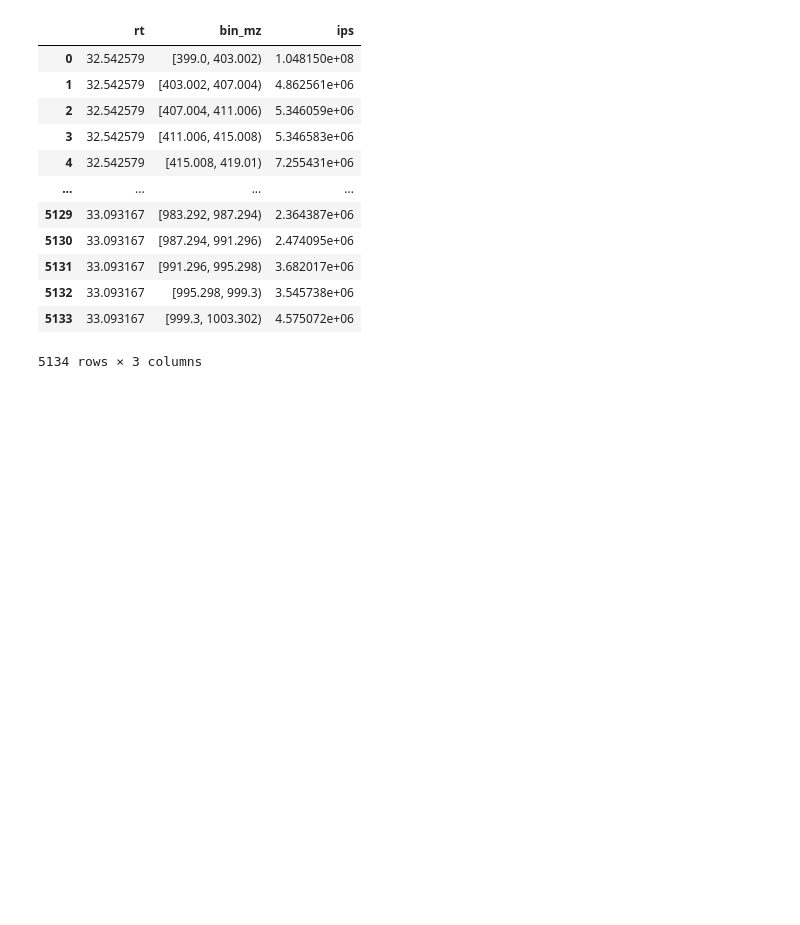
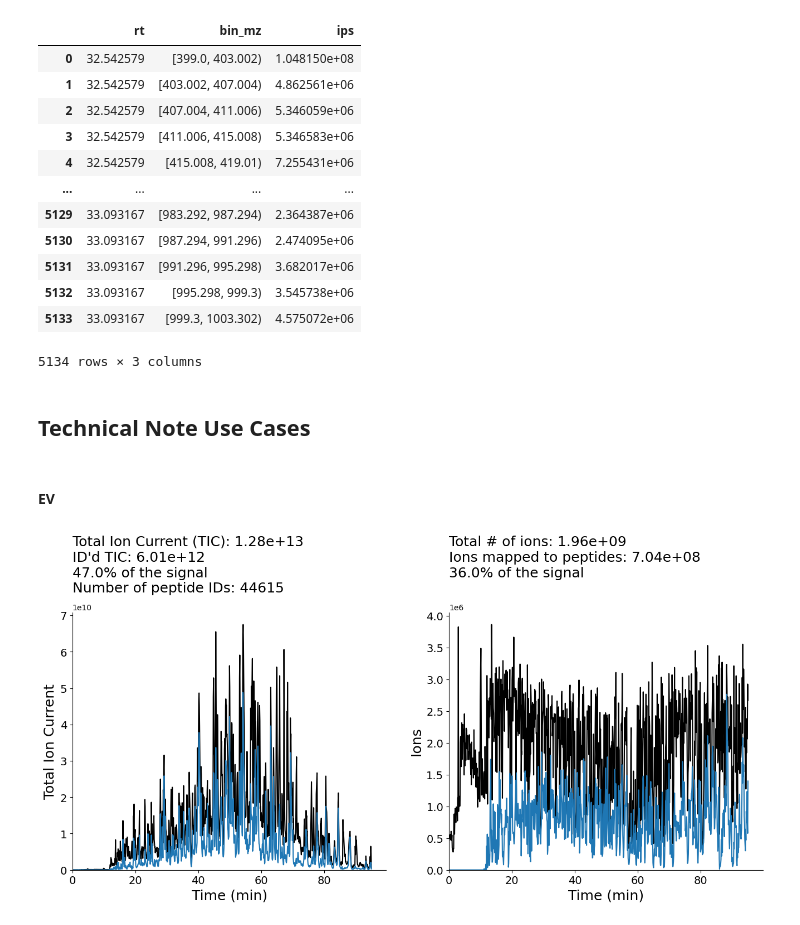
Before and after one commit to dafaivre/msions, a Jupyter notebook: docs/example.ipynb, the cells around one changed output. Saved outputs shown, nothing was run; the diff lists cells and outputs as text; code cells hidden in the pictures; blank space fills up the shorter version.

```diff
--- a/docs/example.ipynb
+++ b/docs/example.ipynb
@@ -184,3 +190,23 @@ msutils.bin_data(ms1_peaks, type="mz", bin_mz_list=bin_mz_list)
 | 5132 | 33.093167 | [995.298, 999.3) | 3.545738e+06 |
 | 5133 | 33.093167 | [999.3, 1003.302) | 4.575072e+06 |
 5134 rows × 3 columns
+# %% [markdown]
+## Technical Note Use Cases
+# %%
+# initiate dictionary to store data
+note_dict = {}
+# %%
+# define directory
+human_dir = "D:/msions/chris/QuantFiles/"
+# %% [markdown]
+#### EV
+# %%
+file_name = "Ecl_2022_0718_FreezeThaw_Q1_EV10_12mz_26"
+suf = ""
+
+note_dict[file_name+"_ms1"+suf], note_dict[file_name+"_sumid"+suf], note_dict[file_name+"_id"+suf], note_dict[file_name+"_hk"+suf] = msplot.plot_data(human_dir+"mzMLs/SixQuantitativeIons/"+file_name+".mzML",
+                 human_dir+"hk_files/"+file_name+"_MS1_3sn.hk",
+                 human_dir+"mzMLs/SixQuantitativeIons/"+file_name+".mzML.elib",
+                 method="DIA", data_type="both", stats="title", return_dfs=True)
+# %% [output]
+[figure, added]
```
Also changed, not shown: parts of 21 cells of this notebook, 3 other files.
